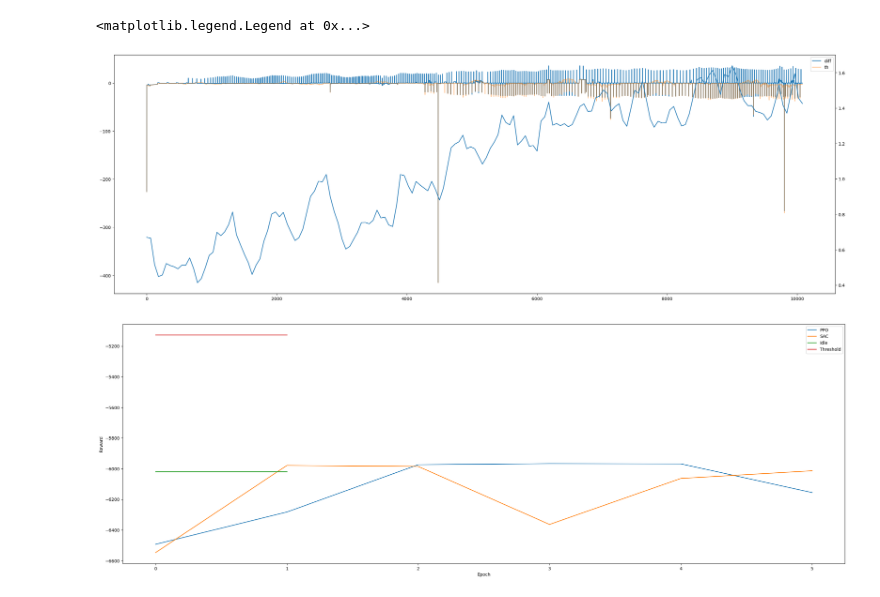
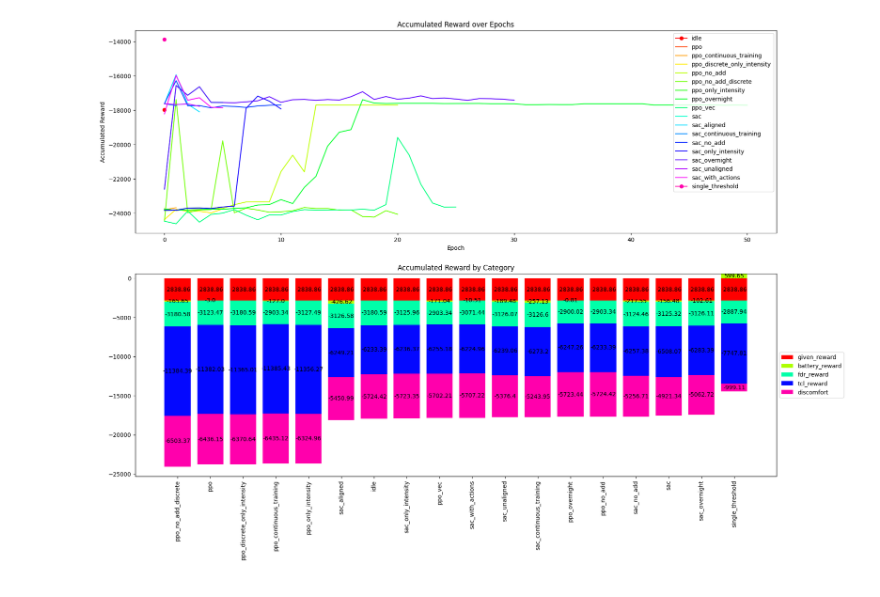
Before and after one commit to TimWalter/smart-energy-controller, a Jupyter notebook: src/check.ipynb, the cells around one changed output. Drawn from its saved outputs; the diff is of its cells as text; code cells hidden in the pictures.

Commit message:
analysis, utils, eval_callback, warm_start, learning_rate schedule

```diff
--- a/src/check.ipynb
+++ b/src/check.ipynb
@@ -7,6 +4,0 @@ The autoreload extension is already loaded. To reload it, use:
-# %%
-from environment.single_family_home import SingleFamilyHome
-from utils import *
-plt.rcParams['figure.figsize'] = [30, 10]  # width, height in inches
-
-import numpy as np
@@ -118,10 +4,0 @@ ax2.grid()
-# %%
-fig, ax = plt.subplots()
-ax.plot(reward_th - reward_idle, label="diff")
-ax.plot(reward_th, label="th", alpha=0.5)
-ax2 = ax.twinx()
-ax2.plot(env.external_electricity_supply.episode.values, label="intensity")
-ax.legend()
-# %% [output]
-<matplotlib.legend.Legend at 0x...>
-[figure, removed]
@@ -136,11 +4,0 @@ th = pickle.load(open("./logs/results_only/single_threshold_develop_no_tcl", "rb
-# %%
-plt.plot([el[0] for el in ppo.values()], label="PPO")
-plt.plot([el[0] for el in sac.values()], label="SAC")
-plt.plot([el[0] for el in idle.values()], label="Idle")
-plt.plot([el[0] for el in th.values()], label="Threshold")
-plt.legend()
-plt.ylabel("Reward")
-plt.xlabel("Epoch")
-plt.show()
-# %% [output]
-[figure, removed]
@@ -146,0 +7,4 @@ plt.show()
+# %%
+data_dict = overview(path="./logs/minutely")
+# %% [output]
+[figure, added]
```
Also changed, not shown: parts of 18 cells of this notebook, 12 other files.
